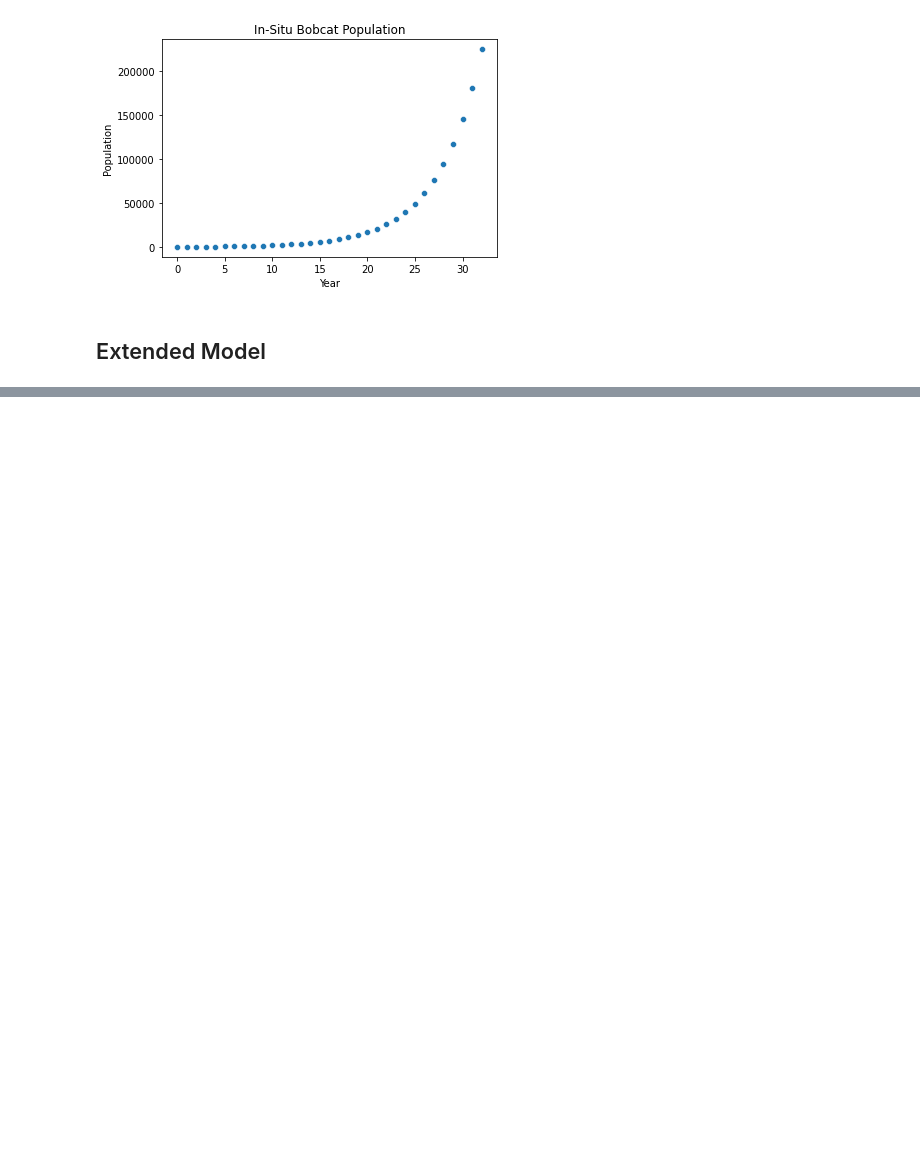
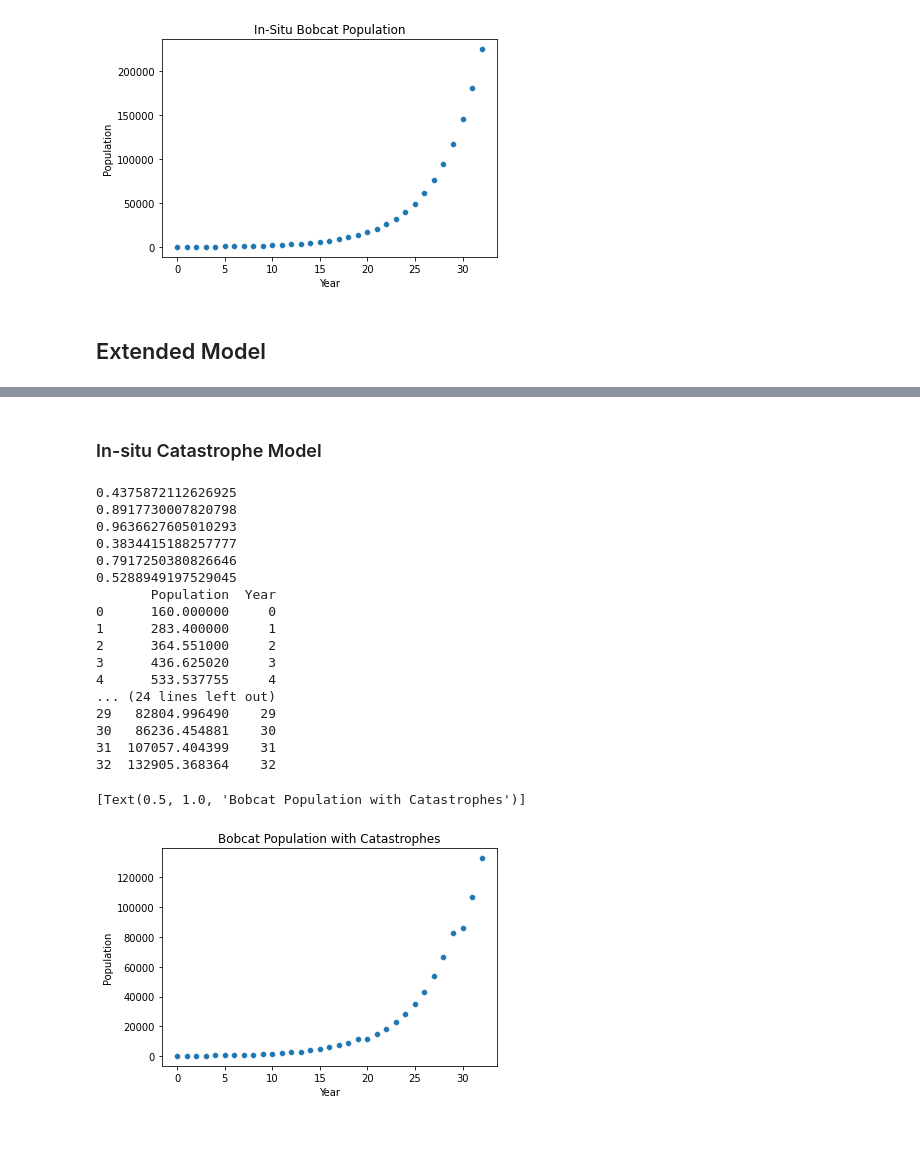
Before and after one commit to AlienVisitor/Math-3MB3, a Jupyter notebook: finalproject.ipynb, the cells around one changed output, grey strips where cells are left out. Drawn from its saved outputs; the diff is of its cells as text; code cells hidden in the pictures; blank space fills up the shorter version.

```diff
--- a/finalproject.ipynb
+++ b/finalproject.ipynb
@@ -194,0 +260,28 @@ sns.scatterplot(data = data_nth_population_extended_in_situ, x = "Year", y = "Po
+# %% [markdown]
+### In-situ Catastrophe Model
+# %%
+data_nth_population_extended_in_situ_stochastic = growth_stochastic(leslie_matrix=leslie_matrix_extended)
+
+sns.scatterplot(data = data_nth_population_extended_in_situ_stochastic, x = "Year", y = "Population").set(title = "Bobcat Population with Catastrophes")
+# %% [output]
+0.4375872112626925
+0.8917730007820798
+0.9636627605010293
+0.3834415188257777
+0.7917250380826646
+0.5288949197529045
+       Population  Year
+0      160.000000     0
+1      283.400000     1
+2      364.551000     2
+3      436.625020     3
+4      533.537755     4
+... (24 lines left out)
+29   82804.996490    29
+30   86236.454881    30
+31  107057.404399    31
+32  132905.368364    32
+[Text(0.5, 1.0, 'Bobcat Population with Catastrophes')]
+[figure, added]
+# %% [markdown]
+###
```
Also changed, not shown: parts of 11 cells of this notebook.
